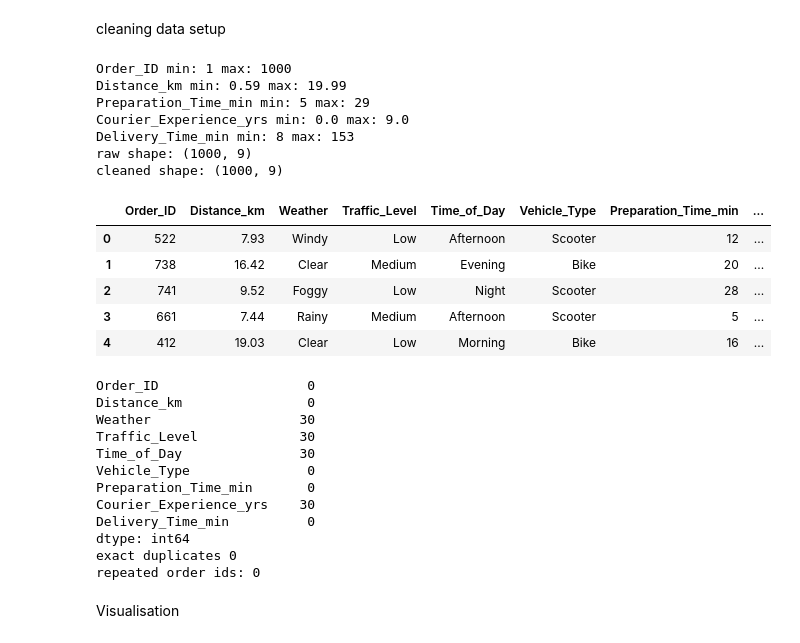
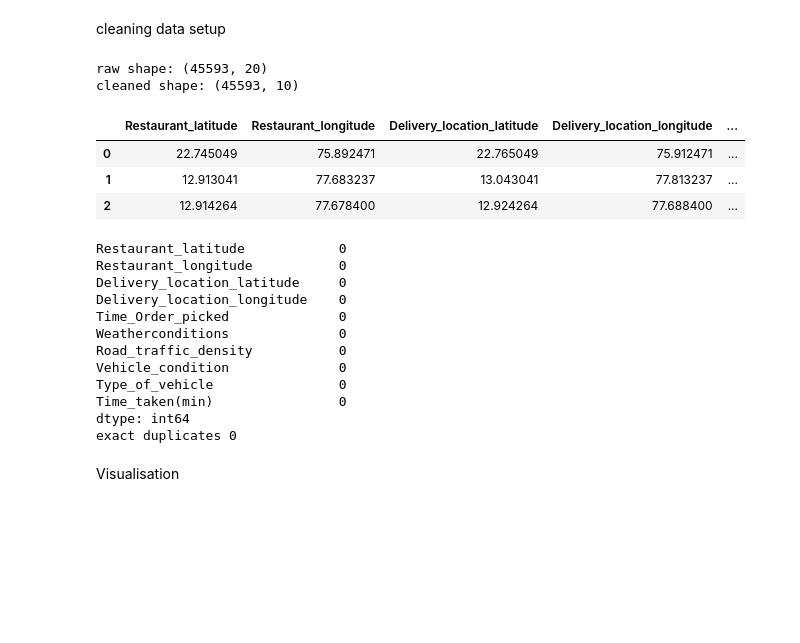
Before and after one commit to amineelhailaa/DeliveryETL, a Jupyter notebook: notebooks/01_delivery_eta.ipynb, the cells around one changed output. Drawn from its saved outputs; the diff is of its cells as text; code cells hidden in the pictures; blank space fills up the shorter version.

```diff
--- a/notebooks/01_delivery_eta.ipynb
+++ b/notebooks/01_delivery_eta.ipynb
@@ -156,46 +122,38 @@ cleaning data setup
 # %%
 from src.data import (
 load_raw_data,
 clean_delivery_data,
 create_train_test_split,
 )
 raw_df = load_raw_data()
 
 
 cleaned_df = clean_delivery_data(raw_df)
 
 print("raw shape:", raw_df.shape)
 print("cleaned shape:", cleaned_df.shape)
-display(cleaned_df.head())
+display(cleaned_df.head(3))
 print(cleaned_df.isna().sum())
 print("exact duplicates", raw_df.duplicated().sum())
-print("repeated order ids:", raw_df["Order_ID"].duplicated().sum())
 # %% [output]
-Order_ID min: 1 max: 1000
-Distance_km min: 0.59 max: 19.99
-Preparation_Time_min min: 5 max: 29
-Courier_Experience_yrs min: 0.0 max: 9.0
-Delivery_Time_min min: 8 max: 153
-raw shape: (1000, 9)
-cleaned shape: (1000, 9)
+raw shape: (45593, 20)
+cleaned shape: (45593, 10)
-|  | Order_ID | Distance_km | Weather | Traffic_Level | Time_of_Day | Vehicle_Type | Preparation_Time_min | ... |
-| 0 | 522 | 7.93 | Windy | Low | Afternoon | Scooter | 12 | ... |
-| 1 | 738 | 16.42 | Clear | Medium | Evening | Bike | 20 | ... |
-| 2 | 741 | 9.52 | Foggy | Low | Night | Scooter | 28 | ... |
-| 3 | 661 | 7.44 | Rainy | Medium | Afternoon | Scooter | 5 | ... |
-| 4 | 412 | 19.03 | Clear | Low | Morning | Bike | 16 | ... |
+|  | Restaurant_latitude | Restaurant_longitude | Delivery_location_latitude | Delivery_location_longitude | ... |
+| 0 | 22.745049 | 75.892471 | 22.765049 | 75.912471 | ... |
+| 1 | 12.913041 | 77.683237 | 13.043041 | 77.813237 | ... |
+| 2 | 12.914264 | 77.678400 | 12.924264 | 77.688400 | ... |
-Order_ID                   0
-Distance_km                0
-Weather                   30
-Traffic_Level             30
-Time_of_Day               30
-Vehicle_Type               0
-Preparation_Time_min       0
-Courier_Experience_yrs    30
-Delivery_Time_min          0
+Restaurant_latitude            0
+Restaurant_longitude           0
+Delivery_location_latitude     0
+Delivery_location_longitude    0
+Time_Order_picked              0
+Weatherconditions              0
+Road_traffic_density           0
+Vehicle_condition              0
+Type_of_vehicle                0
+Time_taken(min)                0
 dtype: int64
 exact duplicates 0
-repeated order ids: 0
 # %% [markdown]
 Visualisation
 # %%
```
Also changed, not shown: parts of 6 cells of this notebook, 1 other file.
